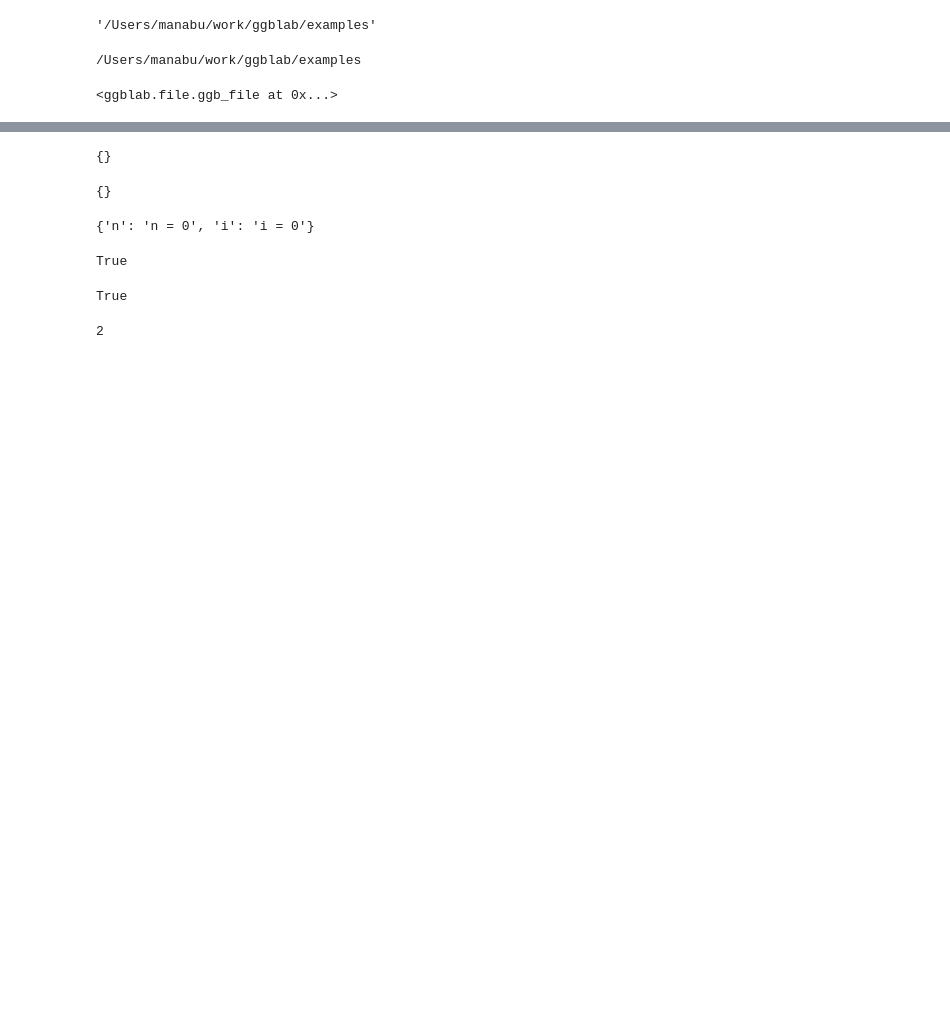
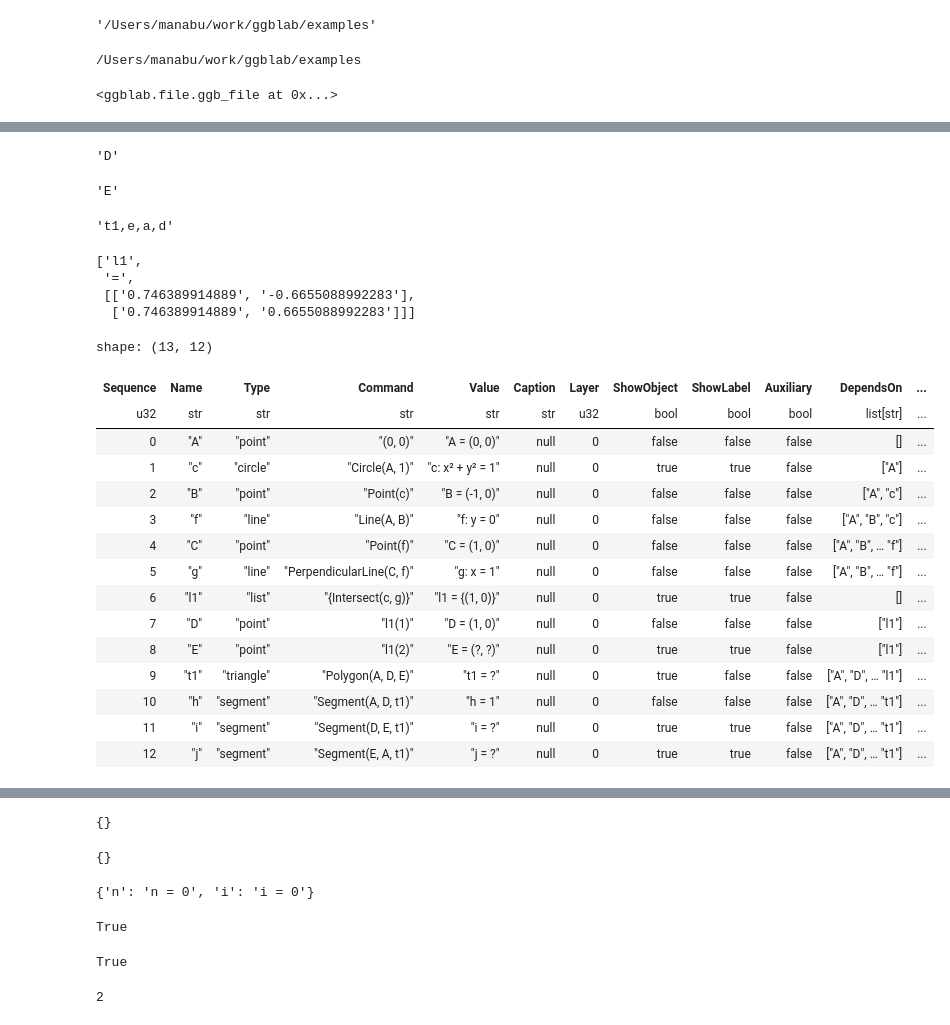
Before and after one commit to moyhig-ecs/ggblab, a Jupyter notebook: examples/eg11_slider.ipynb, the cells around one changed output, grey strips where cells are left out. Drawn from its saved outputs; the diff is of its cells as text; code cells hidden in the pictures; blank space fills up the shorter version.

```diff
--- a/examples/eg11_slider.ipynb
+++ b/examples/eg11_slider.ipynb
@@ -32,0 +152,22 @@ r = await ggb.function("setBase64", [ggb.construction.base64_buffer.decode('utf-
+# %%
+await ggb.command('l1(1)')
+# %% [output]
+'D'
+# %%
+await ggb.command('l1(2)')
+# %% [output]
+'E'
+# %%
+await ggb.command('t1 = Polygon(A, D, E)')
+# %% [output]
+'t1,e,a,d'
+# %%
+r1 = await ggb.function('getValueString', ['l1'])
+# t1 = ggb.parser.tokenize_with_commas(r1)
+t1 = ggb.parser.tokenize(r1)
+t1
+# %% [output]
+['l1',
+ '=',
+ [['0.746389914889', '-0.6655088992283'],
+  ['0.746389914889', '0.6655088992283']]]
@@ -32,0 +176,19 @@ r = await ggb.function("setBase64", [ggb.construction.base64_buffer.decode('utf-
+# %%
+p_ref.df
+# %% [output]
+shape: (13, 12)
+| Sequence | Name | Type | Command | Value | Caption | Layer | ShowObject | ShowLabel | Auxiliary | DependsOn | ... |
+| u32 | str | str | str | str | str | u32 | bool | bool | bool | list[str] | ... |
+| 0 | "A" | "point" | "(0, 0)" | "A = (0, 0)" | null | 0 | false | false | false | [] | ... |
+| 1 | "c" | "circle" | "Circle(A, 1)" | "c: x² + y² = 1" | null | 0 | true | true | false | ["A"] | ... |
+| 2 | "B" | "point" | "Point(c)" | "B = (-1, 0)" | null | 0 | false | false | false | ["A", "c"] | ... |
+| 3 | "f" | "line" | "Line(A, B)" | "f: y = 0" | null | 0 | false | false | false | ["A", "B", "c"] | ... |
+| 4 | "C" | "point" | "Point(f)" | "C = (1, 0)" | null | 0 | false | false | false | ["A", "B", … "f"] | ... |
+| 5 | "g" | "line" | "PerpendicularLine(C, f)" | "g: x = 1" | null | 0 | false | false | false | ["A", "B", … "f"] | ... |
+| 6 | "l1" | "list" | "{Intersect(c, g)}" | "l1 = {(1, 0)}" | null | 0 | true | true | false | [] | ... |
+| 7 | "D" | "point" | "l1(1)" | "D = (1, 0)" | null | 0 | false | false | false | ["l1"] | ... |
+| 8 | "E" | "point" | "l1(2)" | "E = (?, ?)" | null | 0 | true | true | false | ["l1"] | ... |
+| 9 | "t1" | "triangle" | "Polygon(A, D, E)" | "t1 = ?" | null | 0 | true | false | false | ["A", "D", … "l1"] | ... |
+| 10 | "h" | "segment" | "Segment(A, D, t1)" | "h = 1" | null | 0 | false | false | false | ["A", "D", … "t1"] | ... |
+| 11 | "i" | "segment" | "Segment(D, E, t1)" | "i = ?" | null | 0 | true | true | false | ["A", "D", … "t1"] | ... |
+| 12 | "j" | "segment" | "Segment(E, A, t1)" | "j = ?" | null | 0 | true | true | false | ["A", "D", … "t1"] | ... |
```
Also changed, not shown: parts of 37 cells of this notebook, 12 other files.
